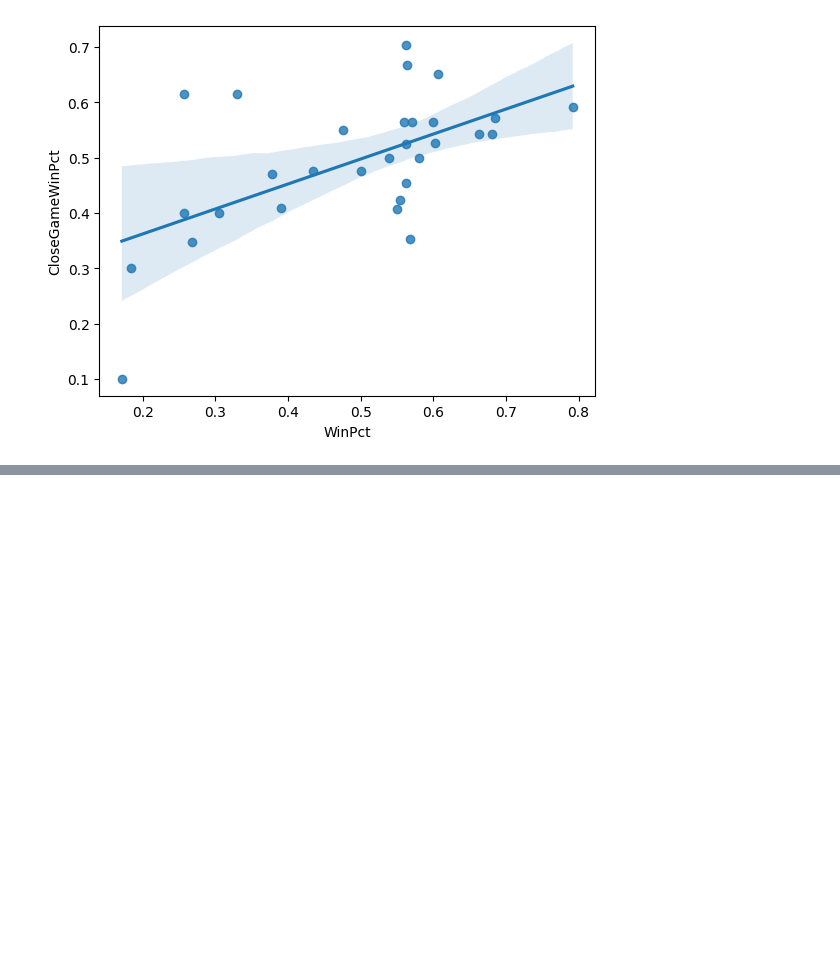
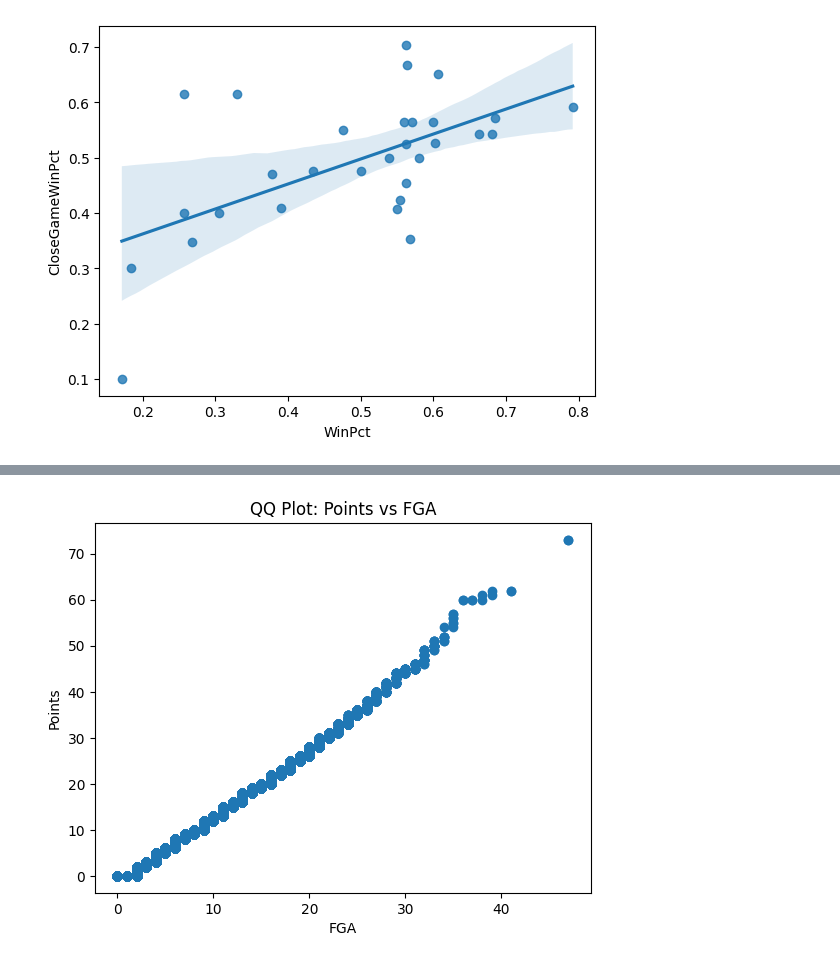
Before and after one commit to jordanranji/Data-Mining-Group-Project, a Jupyter notebook: Milestone 2/summary_statistics.ipynb, the cells around one changed output, grey strips where cells are left out. Cells and saved outputs as stored; diff of their text form; code cells hidden in the pictures; blank space fills up the shorter version.

```diff
--- a/Milestone 2/summary_statistics.ipynb
+++ b/Milestone 2/summary_statistics.ipynb
@@ -23,3 +24,6 @@ print(win.corr(numeric_only=True))
 CloseGameWinPct          1.00000  0.57977
 WinPct                   0.57977  1.00000
 [figure]
+# %%
+boxscore= pd.read_csv("../data/BoxScoreData.csv")
+boxscore[boxscore["+/-"].isna()]
@@ -25,0 +145,16 @@ WinPct                   0.57977  1.00000
+# %%
+#QQ PLOTS
+#First points vs FGA
+
+x = boxscore["FGA"]
+y = boxscore["PTS"]
+
+x = np.sort(x)
+y = np.sort(y)
+plt.scatter(x, y)
+plt.title("QQ Plot: Points vs FGA")
+plt.xlabel("FGA")
+plt.ylabel("Points")
+plt.show()
+# %% [output]
+[figure, added]
```
Also changed, not shown: parts of 12 cells of this notebook, 35 other files.
